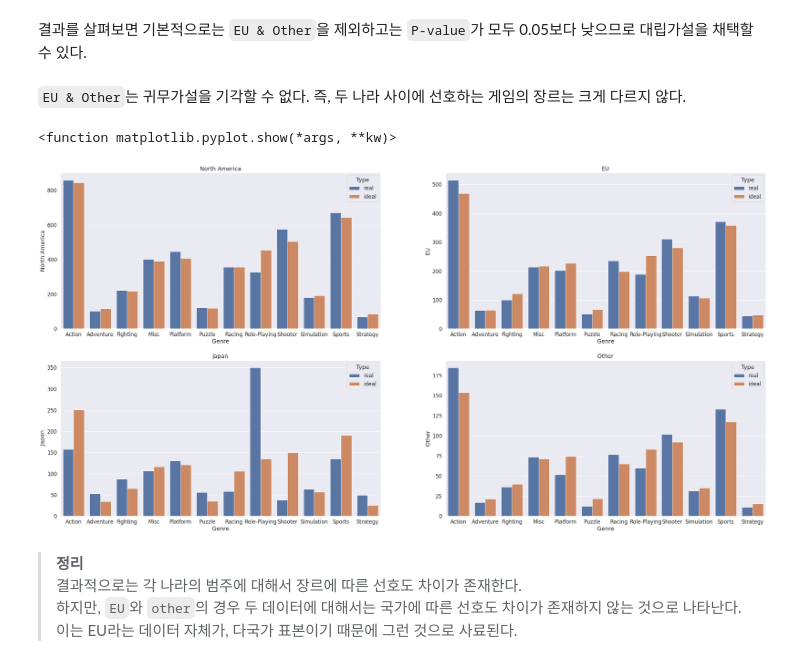
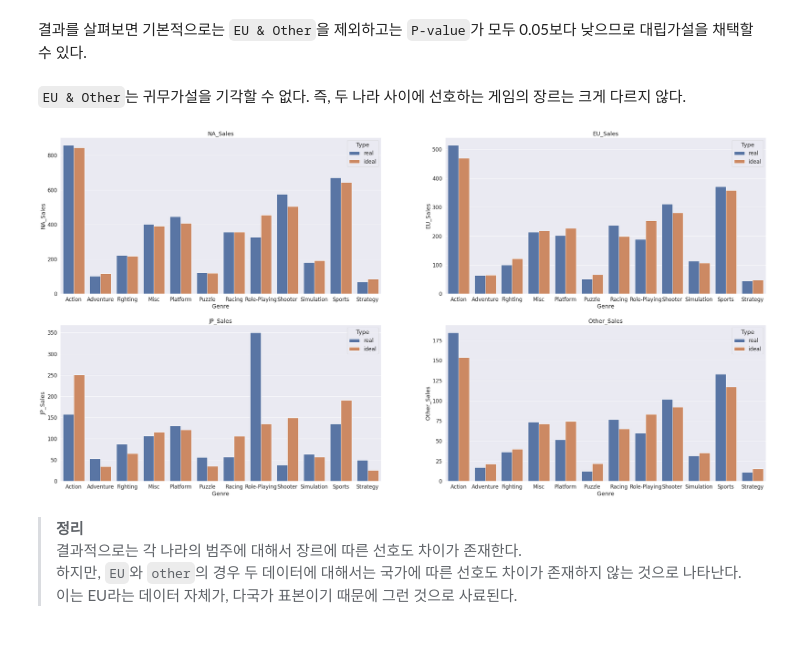
Before and after one commit to IlTACK-OH/Section1_project, a Jupyter notebook: Section1_project.ipynb, the cells around one changed output. Saved outputs shown, nothing was run; the diff lists cells and outputs as text; code cells hidden in the pictures.

```diff
--- a/Section1_project.ipynb
+++ b/Section1_project.ipynb
@@ -597,5 +523,5 @@ for i in range(8):
 # %%
-df_sub.drop(index_for_drop[0:8],inplace=True)
+df_sub.drop(index_for_drop[[1,2]],inplace=True)
 # %%
 df_sub[(df_sub.Name=='Need for Speed: Most Wanted')&((df_sub.Platform=='PC')|(df_sub.Platform=='X360'))]
 # %% [output]
@@ -626,0 +551,3 @@ df_sub.reset_index(drop=True)
+# %%
+df_sub['Total_Sales'] = df_sub[['NA_Sales','EU_Sales','JP_Sales','Other_Sales']].sum(axis=1)
+df_sub.head(3)
@@ -668,0 +577,3 @@ Sales_df
+# %%
+Sales_df = df_sub.groupby('Genre')[['NA_Sales','EU_Sales','JP_Sales','Other_Sales']].sum()
+Sales_df
@@ -697,8 +623,7 @@ print(f'- 카이제곱 독립성검증 결과 -\n North America & EU : {P_value[
  `EU & Other`을 제외하고는 `P-value`가 모두 0.05보다 낮으므로 대립가설을 채택할 수 있다.<br><br>
 `EU & Other`는 귀무가설을 기각할 수 없다. 즉, 두 나라 사이에 선호하는 게임의 장르는 크게 다르지 않다.
 # %%
-ideal_df = pd.DataFrame(sps.chi2_contingency(Sales_df)[3],index= Sales_df.index,
-             columns=['North America','EU','Japan','Other'])
+ideal_df = pd.DataFrame(sps.chi2_contingency(Sales_df)[3],index=Sales_df.index,columns=Sales_df.columns)
 # %%
 Sales_df['Type'] = 'real'
 ideal_df['Type'] = 'ideal'
@@ -706,16 +631,15 @@ concat_df = pd.concat([Sales_df,ideal_df])
 # %%
 fig = plt.figure(figsize=([40,20]))
 y_data = concat_df.columns
 sns.set(font_scale=1.5)
 
 for i in range(4):
   fig.add_subplot(2,2,i+1)
   plt.title(y_data[i])
   sns.barplot(data=concat_df,x=concat_df.index,y=y_data[i],hue='Type')
-plt.show
+plt.show()
 # %% [output]
-<function matplotlib.pyplot.show(*args, **kw)>
-[figure, old version]
+[figure, new version]
 # %% [markdown]
 > **정리**<br>
 결과적으로는 각 나라의 범주에 대해서 장르에 따른 선호도 차이가 존재한다.<br>
```
Also changed, not shown: parts of 71 cells of this notebook.
